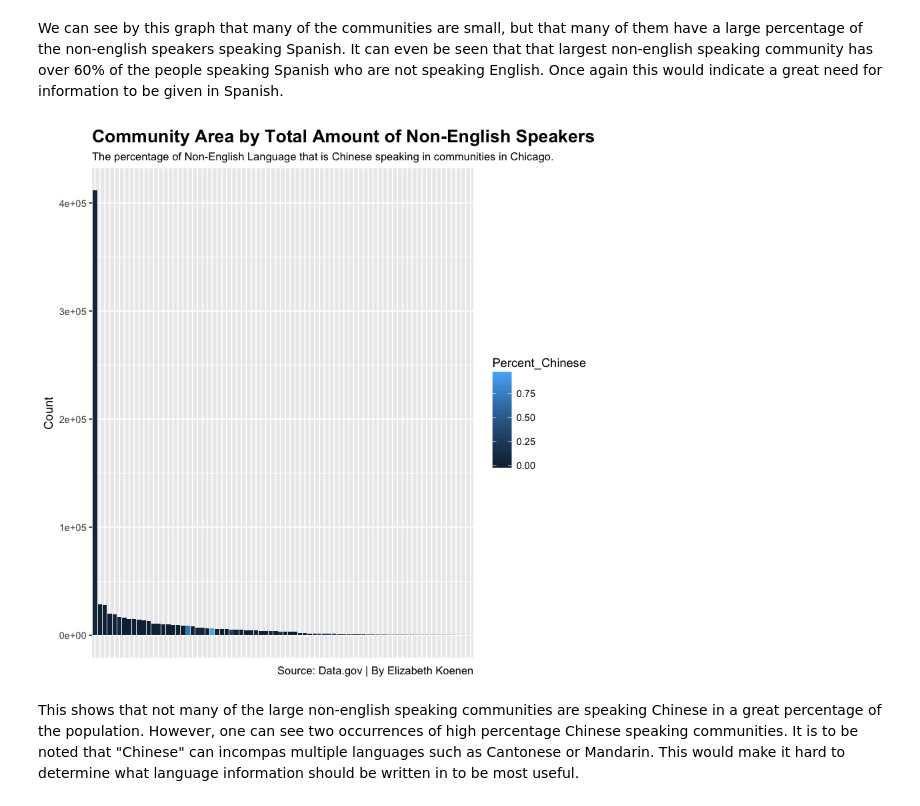
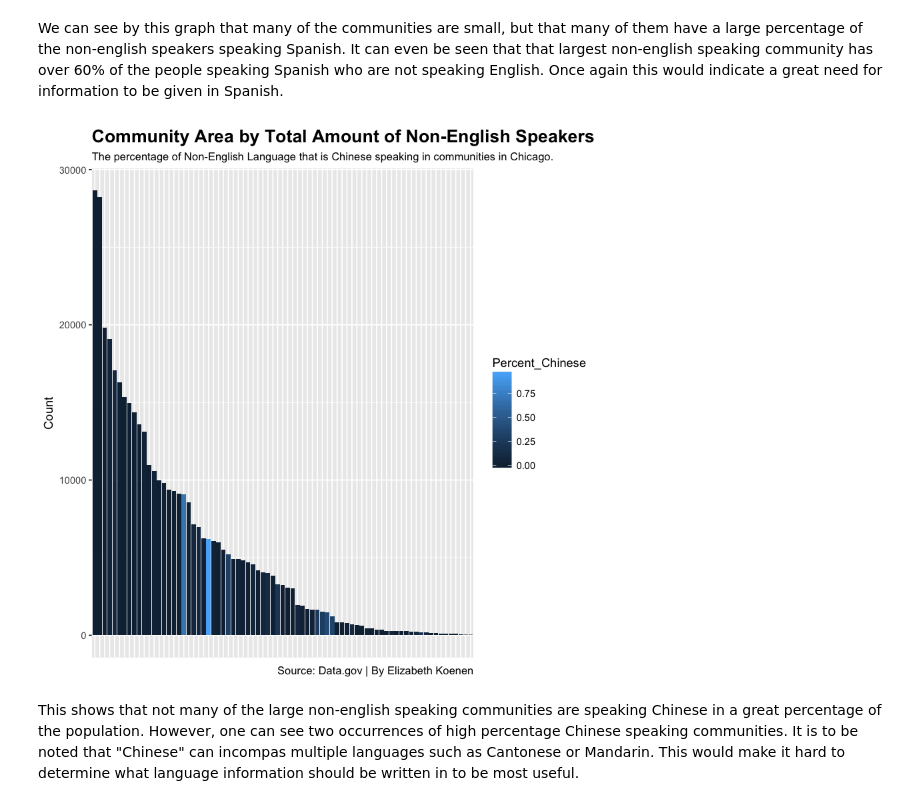
Before and after one commit to elizabethkoenen/JOUR-407, a Jupyter notebook: DataVizMid-TermProject.ipynb, the cells around one changed output. Saved outputs shown, nothing was run; the diff lists cells and outputs as text; code cells hidden in the pictures.

Commit message:
Tweaked y axis scales, added geom text and added a notchicago data frame

```diff
--- a/DataVizMid-TermProject.ipynb
+++ b/DataVizMid-TermProject.ipynb
@@ -16,7 +16,7 @@ library(lubridate)
 library(scales)
 library(reshape2)
 library(stringr)
-info <- read.csv("/Users/elizabethkoenen/Downloads/Census_Data_-_Languages_spoken_in_Chicago__2008___2012.csv")
+info <- read.csv("Census_Data_-_Languages_spoken_in_Chicago__2008___2012.csv")
 # %%
 info2 <-info %>% mutate(
     Total = AFRICAN.LANGUAGES+ARABIC+ARMENIAN+CAMBODIAN..MON.KHMER.+CHINESE+CREOLE+FRENCH+GERMAN+GREEK+GUJARATI+HEBREW+HINDI+HMONG+HUNGARIAN+ITALIAN+JAPANESE+KOREAN+LAOTIAN+NAVAJO+OTHER.ASIAN+OTHER.INDIC+OTHER.INDO.EURPOEAN+OTHER.NATIVE.NORTH.AMERICAN+OTHER.PACIFIC.ISLAND+OTHER.SLAVIC+OTHER.WEST.GERMANIC+PERSIAN+POLISH+PORTUGUESE+RUSSIAN+SCANDINAVIAN+SERBO.CROATIAN+SPANISH+TAGALOG+THAI+UNSPECIFIED+URDU+VIETNAMESE+YIDDISH,
@@ -65,15 +78,17 @@ theme(plot.title = element_text(size = 16, face = "bold"))
 # %% [markdown]
 We can see by this graph that many of the communities are small, but that many of them have a large percentage of the non-english speakers speaking Spanish. It can even be seen that that largest non-english speaking community has over 60% of the people speaking Spanish who are not speaking English. Once again this would indicate a great need for information to be given in Spanish.
 # %%
-ggplot(info2, aes(reorder(Community.Area.Name, -Total), weight=Total, fill=Percent_Chinese)) +
+notchicago <- info2 %>% filter(Community.Area.Name != "Chicago")
+
+ggplot(notchicago, aes(reorder(Community.Area.Name, -Total), weight=Total, fill=Percent_Chinese)) +
 geom_bar()+
 theme(axis.title.x=element_blank(),
         axis.text.x=element_blank(),
         axis.ticks.x=element_blank())+
 labs(x="Total People Not Speaking English in Community Area", y="Count", title="Community Area by Total Amount of Non-English Speakers", subtitle ="The percentage of Non-English Language that is Chinese speaking in communities in Chicago.", caption="Source: Data.gov | By Elizabeth Koenen")+
 theme(plot.title = element_text(size = 16, face = "bold"))
 # %% [output]
-[figure, old version]
+[figure, new version]
 # %% [markdown]
 This shows that not many of the large non-english speaking communities are speaking Chinese in a great percentage of the population. However, one can see two occurrences of high percentage Chinese speaking communities. It is to be noted that "Chinese" can incompas multiple languages such as Cantonese or Mandarin. This would make it hard to determine what language information should be written in to be most useful.
 # %%
```
Also changed, not shown: parts of 3 cells of this notebook.
